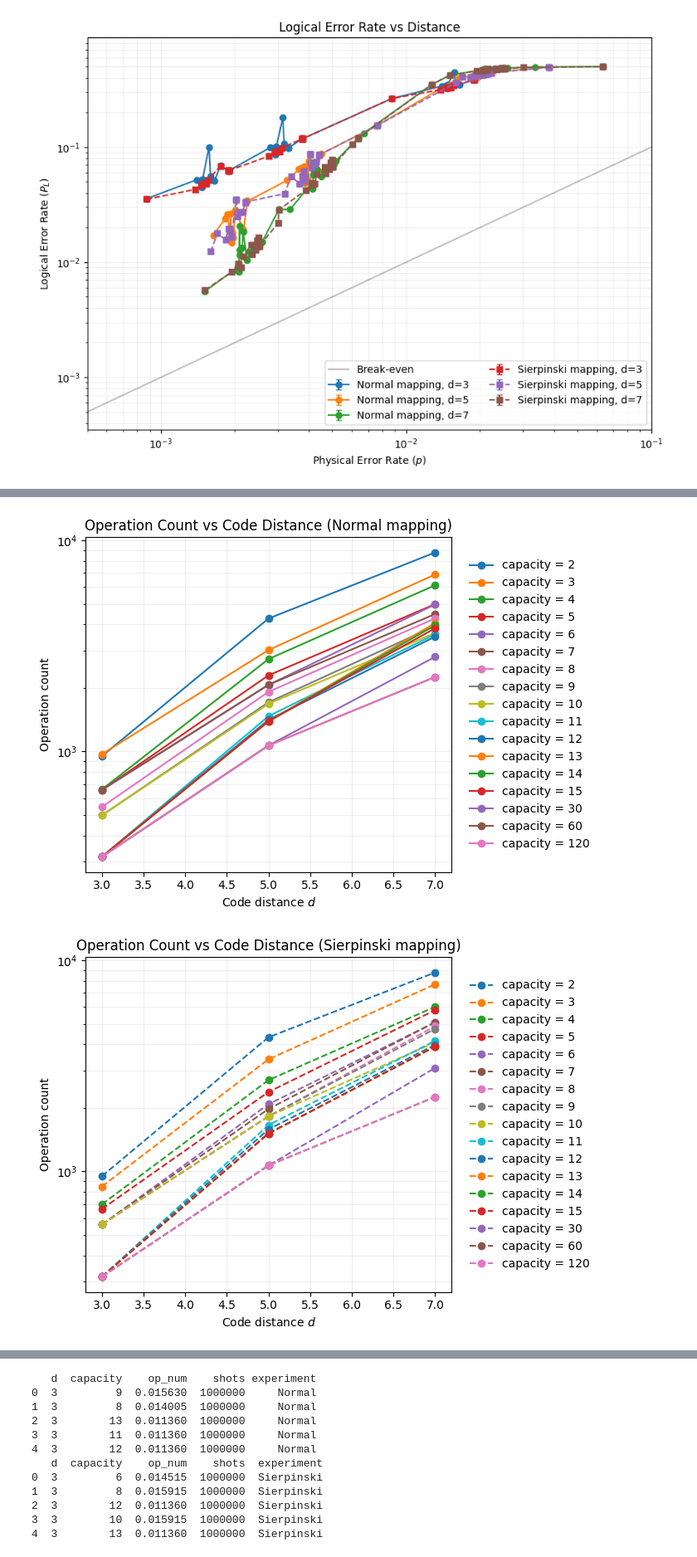
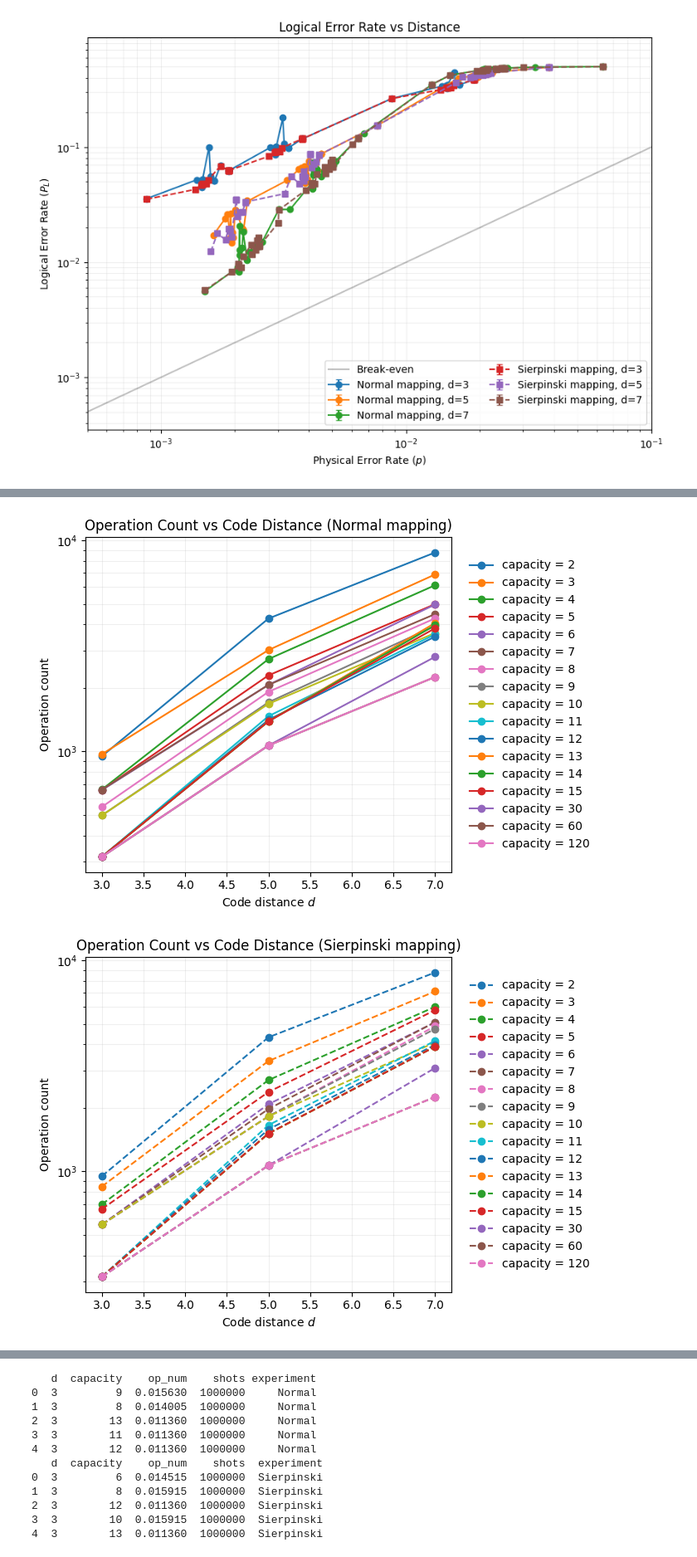
Before and after one commit to monamoeba/CST-Part-II-Project-Code, a Jupyter notebook: color_code_experiments/evaluation_plots.ipynb, the cells around one changed output, grey strips where cells are left out. Shown at 83% size. Saved outputs shown, nothing was run; the diff lists cells and outputs as text; code cells hidden in the pictures.

```diff
--- a/color_code_experiments/evaluation_plots.ipynb
+++ b/color_code_experiments/evaluation_plots.ipynb
@@ -149,8 +445,11 @@ plt.show()
 # %%
-# want to plot difference between normal + sierpinski mapping - Operations
+# want to plot difference between normal + sierpinski mapping - Operation count
 
-cc_data_path = r".\data\new_data\cc_internal_666_half.json"
-cc_tri_data_path = r".\data\new_data\cc_internal_666_sierp.json"
+#cc_data_path = r".\data\new_data\cc_internal_666_half.json"
+#cc_tri_data_path = r".\data\new_data\cc_internal_666_sierp.json"
+
+cc_data_path = r".\data\cc_halving7326.json"
+cc_tri_data_path = r".\data\cc_triangular_vec7326.json"
 
 with open(cc_data_path, 'r') as f:
     raw_data = json.load(f)
@@ -251,5 +550,5 @@ for experiment in ['Normal', 'Sierpinski']:
 [figure]
-[figure, old version]
+[figure, new version]
 # %%
 # want to plot difference between normal + sierpinski mapping (vectorised)- Operations - plot only common capacities
 
```
Also changed, not shown: parts of 6 cells of this notebook, 13 other files.
